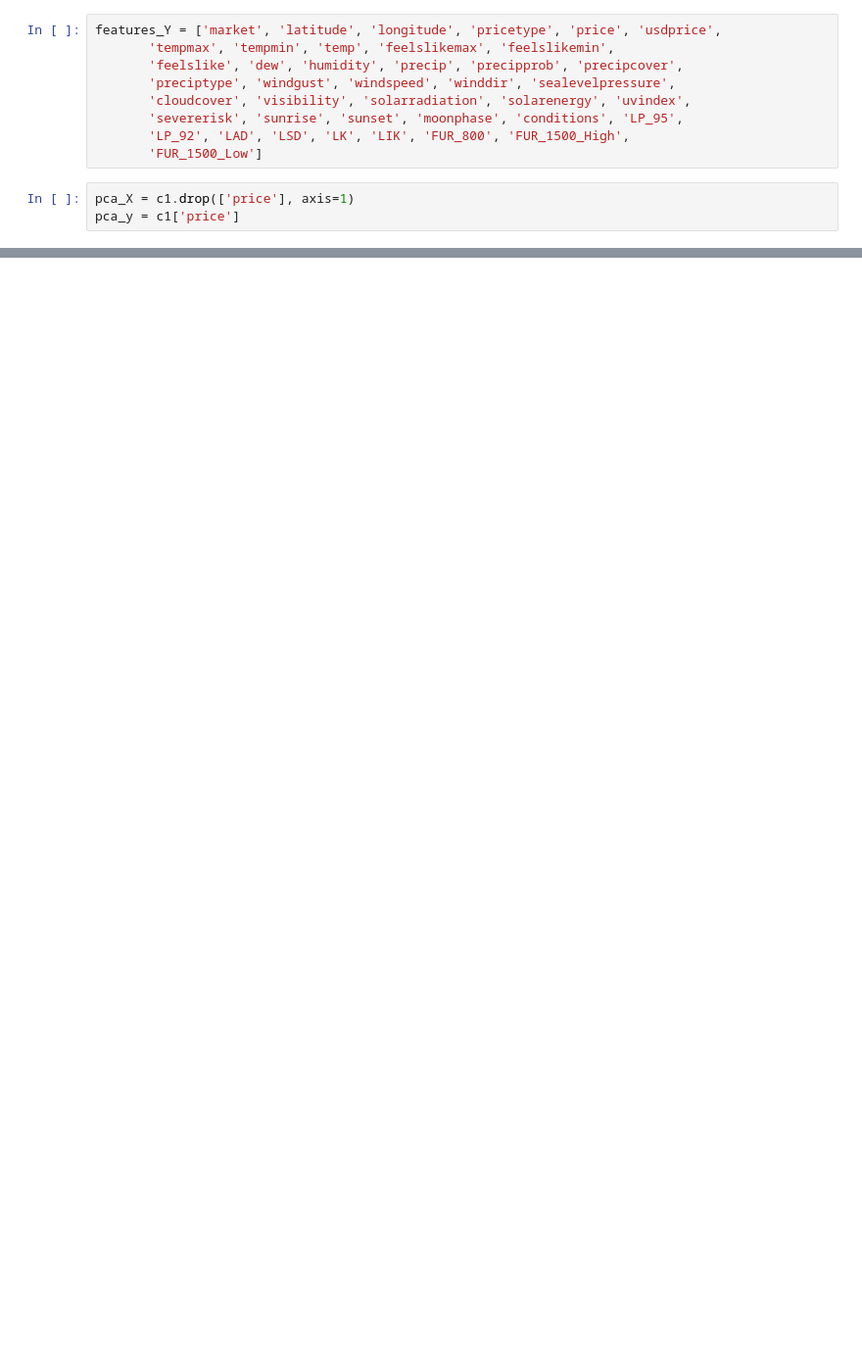
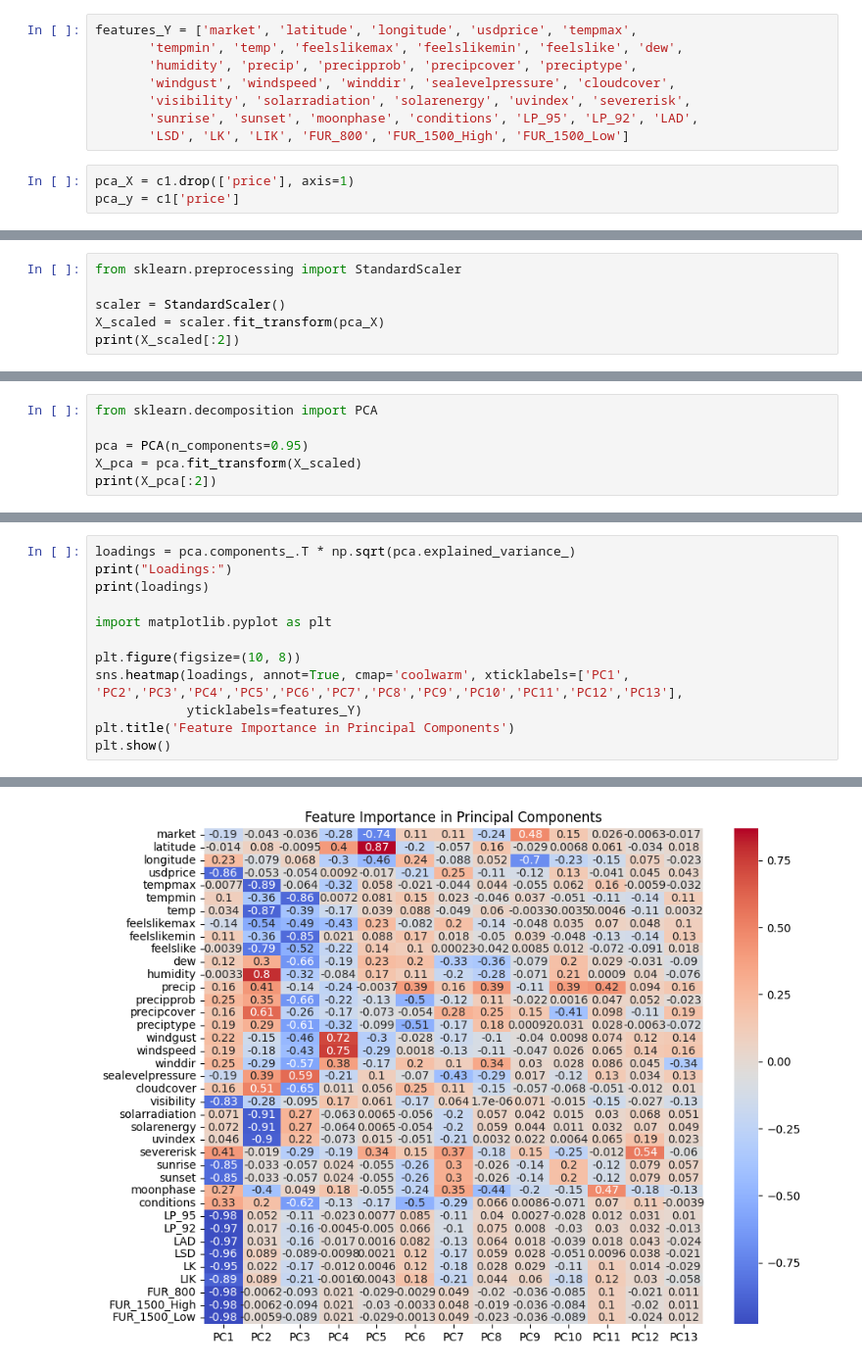
Before and after one commit to DVIlangamge/FYP--Rice-Price-Volatility-Analysis-and-Forecasting, a Jupyter notebook: FYP_Rice_price_predictions.ipynb, the cells around one changed output, grey strips where cells are left out. Shown at 98% size. Cells and saved outputs as stored; diff of their text form; blank space fills up the shorter version.

```diff
--- a/FYP_Rice_price_predictions.ipynb
+++ b/FYP_Rice_price_predictions.ipynb
@@ -1523,13 +1526,12 @@ Index(['market', 'latitude', 'longitude', 'pricetype', 'price', 'usdprice',
       dtype='object')
 # %%
-features_Y = ['market', 'latitude', 'longitude', 'pricetype', 'price', 'usdprice',
-       'tempmax', 'tempmin', 'temp', 'feelslikemax', 'feelslikemin',
-       'feelslike', 'dew', 'humidity', 'precip', 'precipprob', 'precipcover',
-       'preciptype', 'windgust', 'windspeed', 'winddir', 'sealevelpressure',
-       'cloudcover', 'visibility', 'solarradiation', 'solarenergy', 'uvindex',
-       'severerisk', 'sunrise', 'sunset', 'moonphase', 'conditions', 'LP_95',
-       'LP_92', 'LAD', 'LSD', 'LK', 'LIK', 'FUR_800', 'FUR_1500_High',
-       'FUR_1500_Low']
+features_Y = ['market', 'latitude', 'longitude', 'usdprice', 'tempmax',
+       'tempmin', 'temp', 'feelslikemax', 'feelslikemin', 'feelslike', 'dew',
+       'humidity', 'precip', 'precipprob', 'precipcover', 'preciptype',
+       'windgust', 'windspeed', 'winddir', 'sealevelpressure', 'cloudcover',
+       'visibility', 'solarradiation', 'solarenergy', 'uvindex', 'severerisk',
+       'sunrise', 'sunset', 'moonphase', 'conditions', 'LP_95', 'LP_92', 'LAD',
+       'LSD', 'LK', 'LIK', 'FUR_800', 'FUR_1500_High', 'FUR_1500_Low']
 # %%
 pca_X = c1.drop(['price'], axis=1)
 pca_y = c1['price']
@@ -1535,0 +1540,6 @@ pca_y = c1['price']
+# %%
+from sklearn.preprocessing import StandardScaler
+
+scaler = StandardScaler()
+X_scaled = scaler.fit_transform(pca_X)
+print(X_scaled[:2])
@@ -1535,0 +1563,6 @@ pca_y = c1['price']
+# %%
+from sklearn.decomposition import PCA
+
+pca = PCA(n_components=0.95)
+X_pca = pca.fit_transform(X_scaled)
+print(X_pca[:2])
@@ -1535,0 +1594,13 @@ pca_y = c1['price']
+# %%
+loadings = pca.components_.T * np.sqrt(pca.explained_variance_)
+print("Loadings:")
+print(loadings)
+
+import matplotlib.pyplot as plt
+
+plt.figure(figsize=(10, 8))
+sns.heatmap(loadings, annot=True, cmap='coolwarm', xticklabels=['PC1', 'PC2','PC3','PC4','PC5','PC6','PC7','PC8','PC9','PC10','PC11','PC12','PC13'],
+            yticklabels=features_Y)
+plt.title('Feature Importance in Principal Components')
+plt.show()
+# %% [output]
@@ -1535,0 +1624 @@ pca_y = c1['price']
+[figure, added]
```
Also changed, not shown: parts of 65 cells of this notebook.
